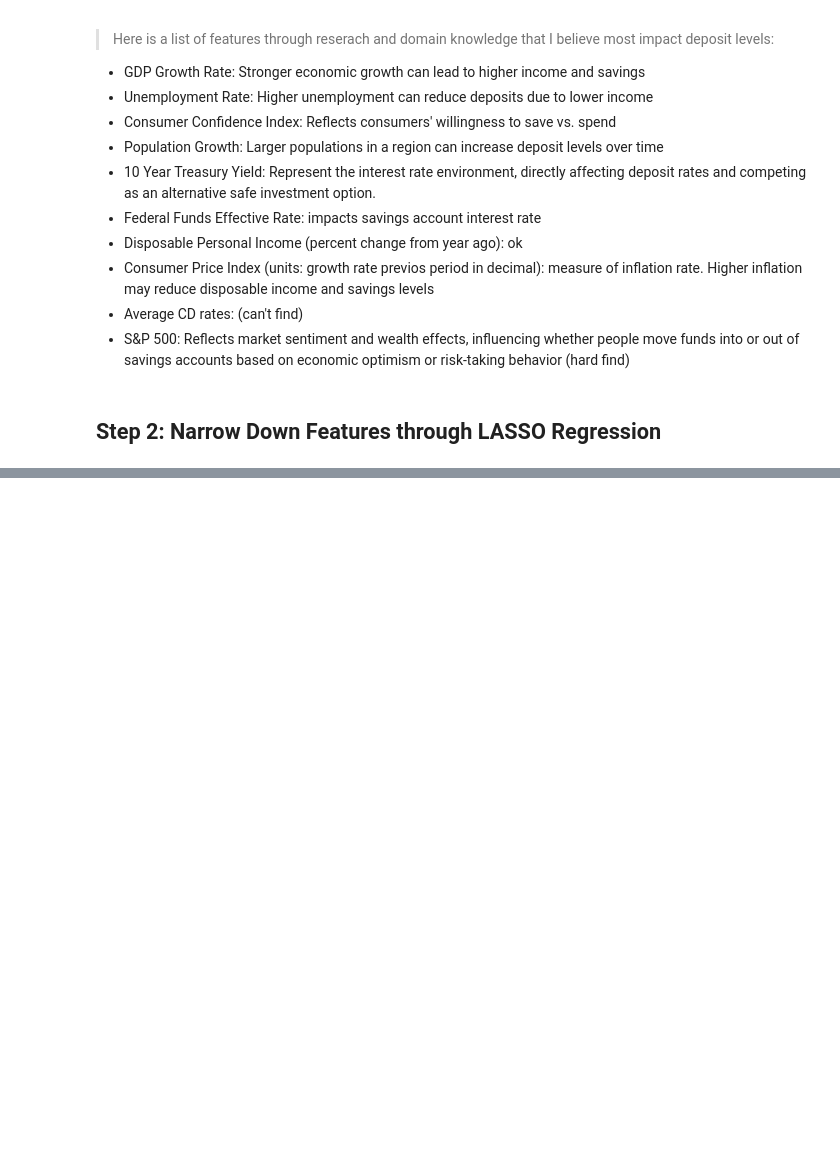
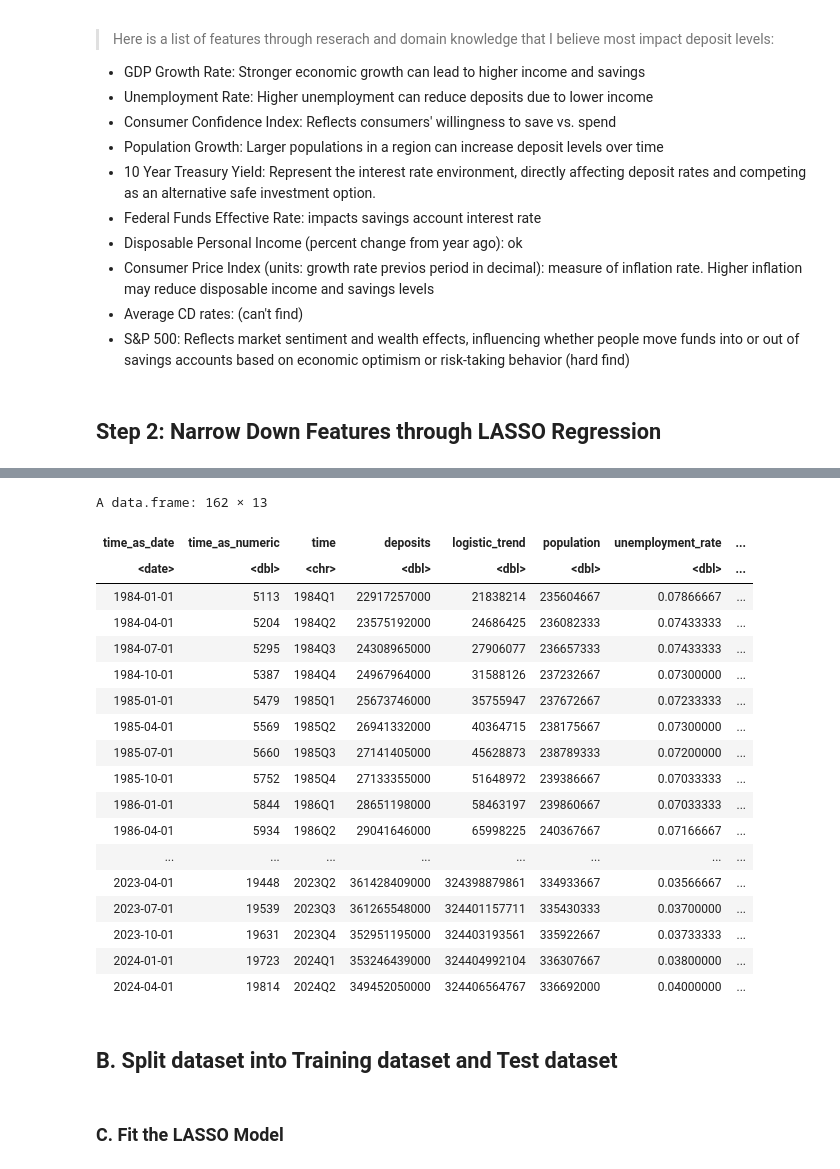
Before and after one commit to nzarama-kouadio/DUKE_MIDS_QFC_Final_Project, a Jupyter notebook: model_prediction/prophet_model.ipynb, the cells around one changed output, grey strips where cells are left out. Drawn from its saved outputs; the diff is of its cells as text; code cells hidden in the pictures; blank space fills up the shorter version.

Commit message:
split data lasso

```diff
--- a/model_prediction/prophet_model.ipynb
+++ b/model_prediction/prophet_model.ipynb
@@ -489,0 +499,24 @@ MAPE_prophet
+# %%
+# Combine deposit level data and regressors data into one => deposit_regressor_data
+deposit_regressor_data <- merge(deposit_levels, regressors_data, by = c("time_as_date", "time_as_numeric"))
+deposit_regressor_data
+# %% [output]
+A data.frame: 162 × 13
+| time_as_date | time_as_numeric | time | deposits | logistic_trend | population | unemployment_rate | ... |
+| <date> | <dbl> | <chr> | <dbl> | <dbl> | <dbl> | <dbl> | ... |
+| 1984-01-01 | 5113 | 1984Q1 | 22917257000 | 21838214 | 235604667 | 0.07866667 | ... |
+| 1984-04-01 | 5204 | 1984Q2 | 23575192000 | 24686425 | 236082333 | 0.07433333 | ... |
+| 1984-07-01 | 5295 | 1984Q3 | 24308965000 | 27906077 | 236657333 | 0.07433333 | ... |
+| 1984-10-01 | 5387 | 1984Q4 | 24967964000 | 31588126 | 237232667 | 0.07300000 | ... |
+| 1985-01-01 | 5479 | 1985Q1 | 25673746000 | 35755947 | 237672667 | 0.07233333 | ... |
+| 1985-04-01 | 5569 | 1985Q2 | 26941332000 | 40364715 | 238175667 | 0.07300000 | ... |
+| 1985-07-01 | 5660 | 1985Q3 | 27141405000 | 45628873 | 238789333 | 0.07200000 | ... |
+| 1985-10-01 | 5752 | 1985Q4 | 27133355000 | 51648972 | 239386667 | 0.07033333 | ... |
+| 1986-01-01 | 5844 | 1986Q1 | 28651198000 | 58463197 | 239860667 | 0.07033333 | ... |
+| 1986-04-01 | 5934 | 1986Q2 | 29041646000 | 65998225 | 240367667 | 0.07166667 | ... |
+| ... | ... | ... | ... | ... | ... | ... | ... |
+| 2023-04-01 | 19448 | 2023Q2 | 361428409000 | 324398879861 | 334933667 | 0.03566667 | ... |
+| 2023-07-01 | 19539 | 2023Q3 | 361265548000 | 324401157711 | 335430333 | 0.03700000 | ... |
+| 2023-10-01 | 19631 | 2023Q4 | 352951195000 | 324403193561 | 335922667 | 0.03733333 | ... |
+| 2024-01-01 | 19723 | 2024Q1 | 353246439000 | 324404992104 | 336307667 | 0.03800000 | ... |
+| 2024-04-01 | 19814 | 2024Q2 | 349452050000 | 324406564767 | 336692000 | 0.04000000 | ... |
@@ -489,0 +531,2 @@ MAPE_prophet
+# %% [markdown]
+## B. Split dataset into Training dataset and Test dataset
@@ -489,0 +547,2 @@ MAPE_prophet
+# %% [markdown]
+### C. Fit the LASSO Model
```
Also changed, not shown: parts of 9 cells of this notebook, 2 other files.
